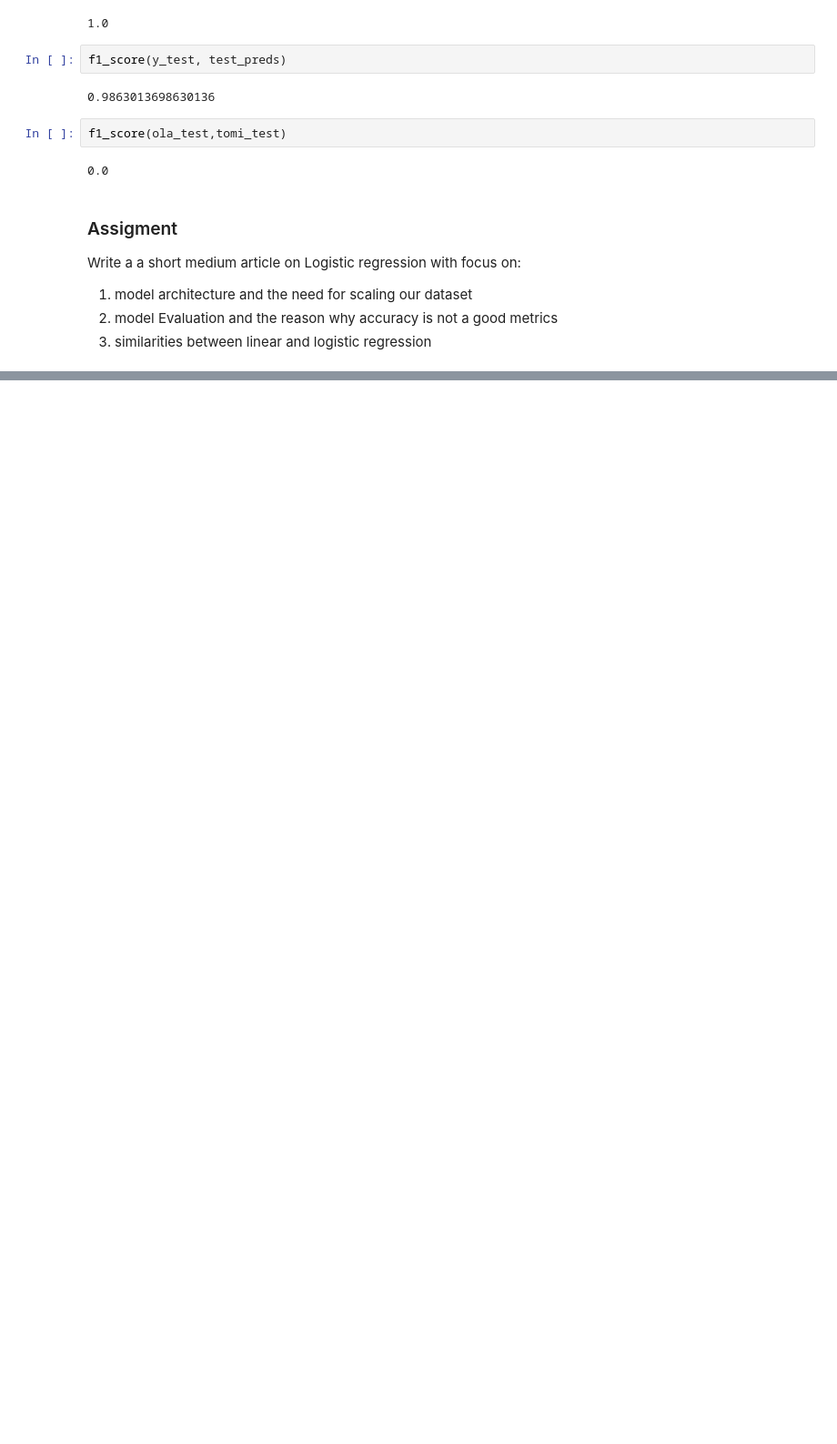
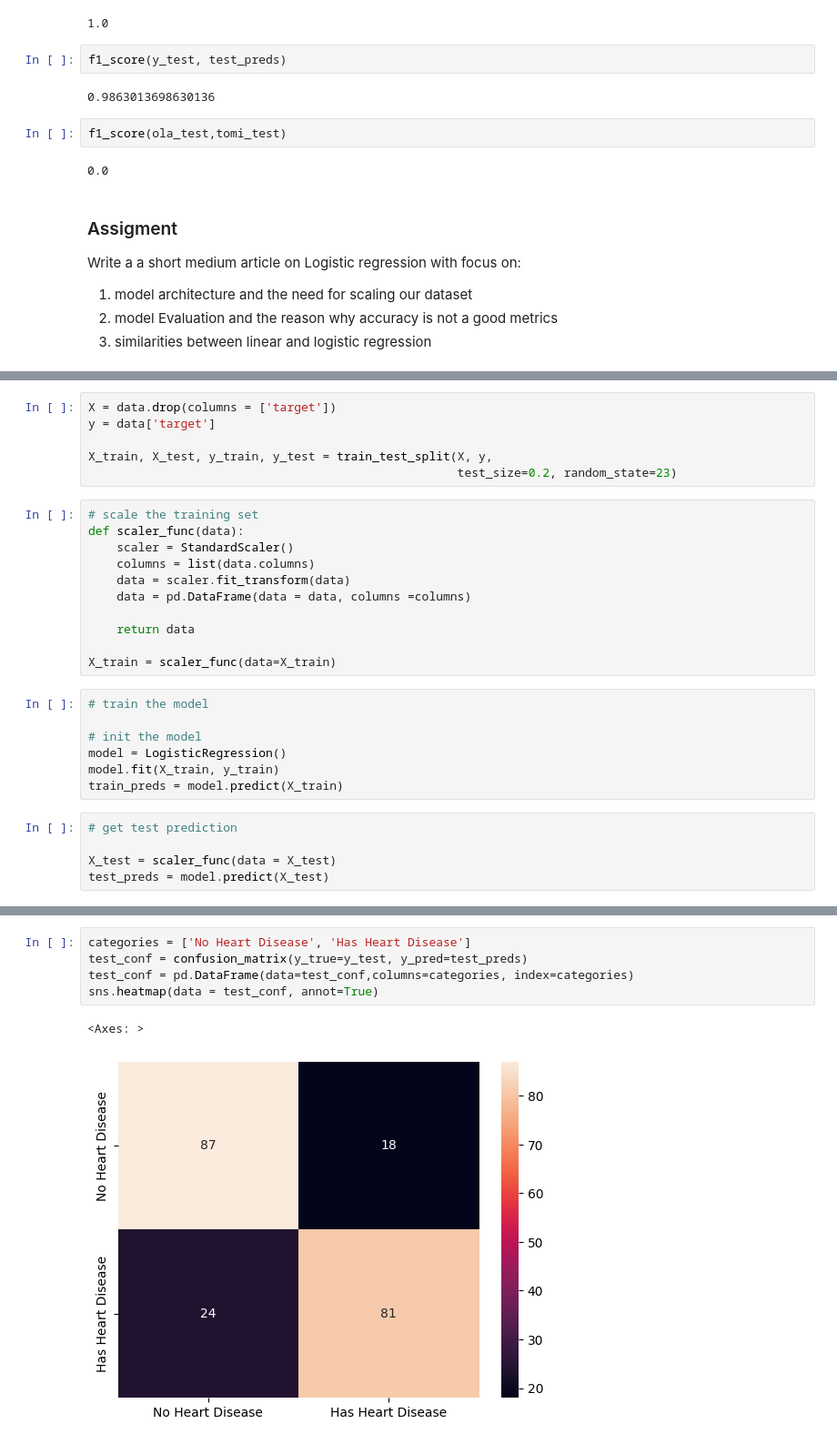
Before and after one commit to Muyiiwaa/machine_learning_notes, a Jupyter notebook: supervised_learning/logistic_regression.ipynb, the cells around one changed output, grey strips where cells are left out. Shown at 91% size. Drawn from its saved outputs; the diff is of its cells as text; blank space fills up the shorter version.

Commit message:
logistic regression october

```diff
--- a/supervised_learning/logistic_regression.ipynb
+++ b/supervised_learning/logistic_regression.ipynb
@@ -154,0 +222,29 @@ Write a a short medium article on Logistic regression with focus on:
+# %%
+X = data.drop(columns = ['target'])
+y = data['target']
+
+X_train, X_test, y_train, y_test = train_test_split(X, y,
+                                                    test_size=0.2, random_state=23)
+# %%
+# scale the training set
+def scaler_func(data):
+    scaler = StandardScaler()
+    columns = list(data.columns)
+    data = scaler.fit_transform(data)
+    data = pd.DataFrame(data = data, columns =columns)
+
+    return data
+
+X_train = scaler_func(data=X_train)
+# %%
+# train the model
+
+# init the model
+model = LogisticRegression()
+model.fit(X_train, y_train)
+train_preds = model.predict(X_train)
+# %%
+# get test prediction
+
+X_test = scaler_func(data = X_test)
+test_preds = model.predict(X_test)
@@ -154,0 +258,8 @@ Write a a short medium article on Logistic regression with focus on:
+# %%
+categories = ['No Heart Disease', 'Has Heart Disease']
+test_conf = confusion_matrix(y_true=y_test, y_pred=test_preds)
+test_conf = pd.DataFrame(data=test_conf,columns=categories, index=categories)
+sns.heatmap(data = test_conf, annot=True)
+# %% [output]
+<Axes: >
+[figure, added]
```
Also changed, not shown: parts of 10 cells of this notebook, 1 other file.
